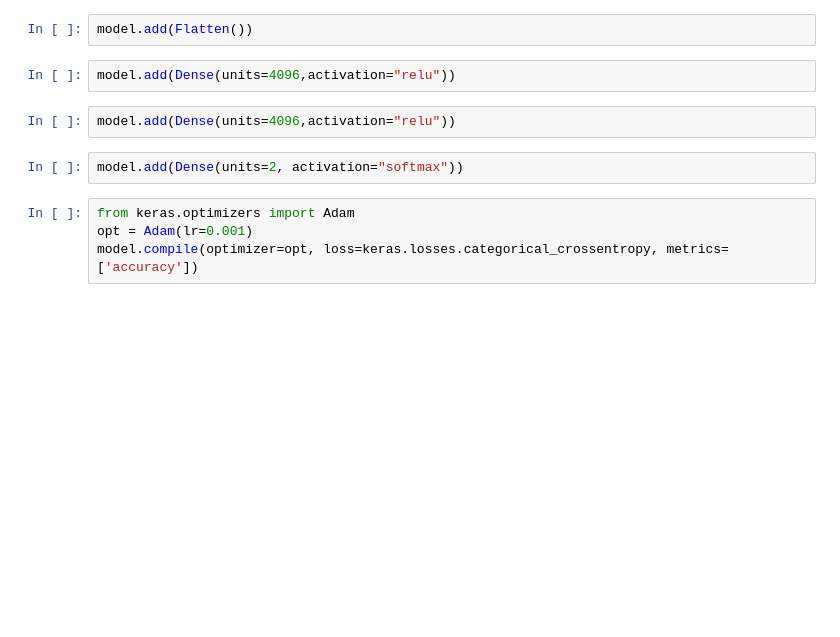
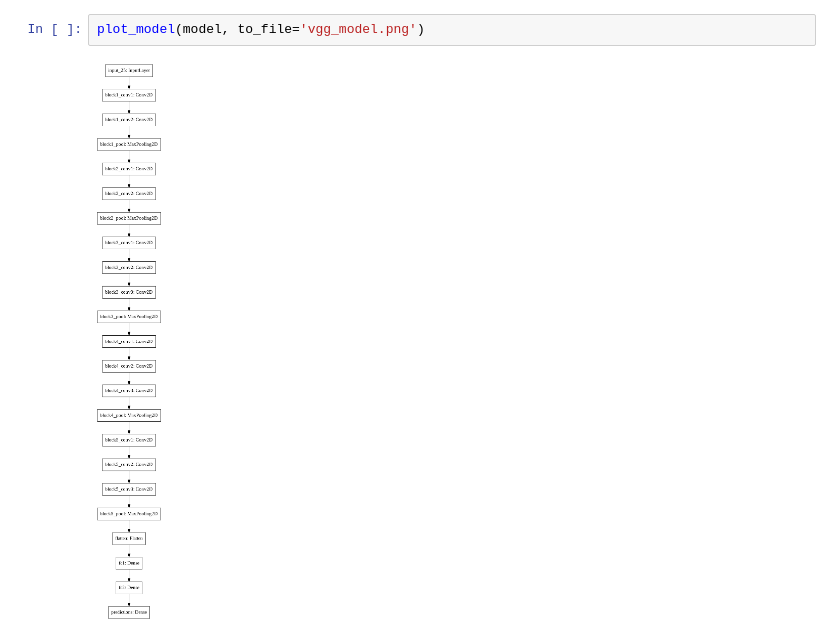
Before and after one commit to DuongTam1410/VGG, a Jupyter notebook: vgg16.ipynb, the cells around one changed output. Saved outputs shown, nothing was run; the diff lists cells and outputs as text; blank space fills up the shorter version.

```diff
--- a/vgg16.ipynb
+++ b/vgg16.ipynb
@@ -70,15 +11,7 @@ model.add(MaxPool2D(pool_size=(2,2),strides=(2,2)))
-# %%
-model.add(Flatten())
-# %%
-model.add(Dense(units=4096,activation="relu"))
-# %%
-model.add(Dense(units=4096,activation="relu"))
-# %%
-model.add(Dense(units=2, activation="softmax"))
-# %%
-from keras.optimizers import Adam
-opt = Adam(lr=0.001)
-model.compile(optimizer=opt, loss=keras.losses.categorical_crossentropy, metrics=['accuracy'])
+# %%
+plot_model(model, to_file='vgg_model.png')
+# %% [output]
+[figure, added]
 # %%
 model.summary()
 # %% [output]
```
Also changed, not shown: parts of 34 cells of this notebook.
